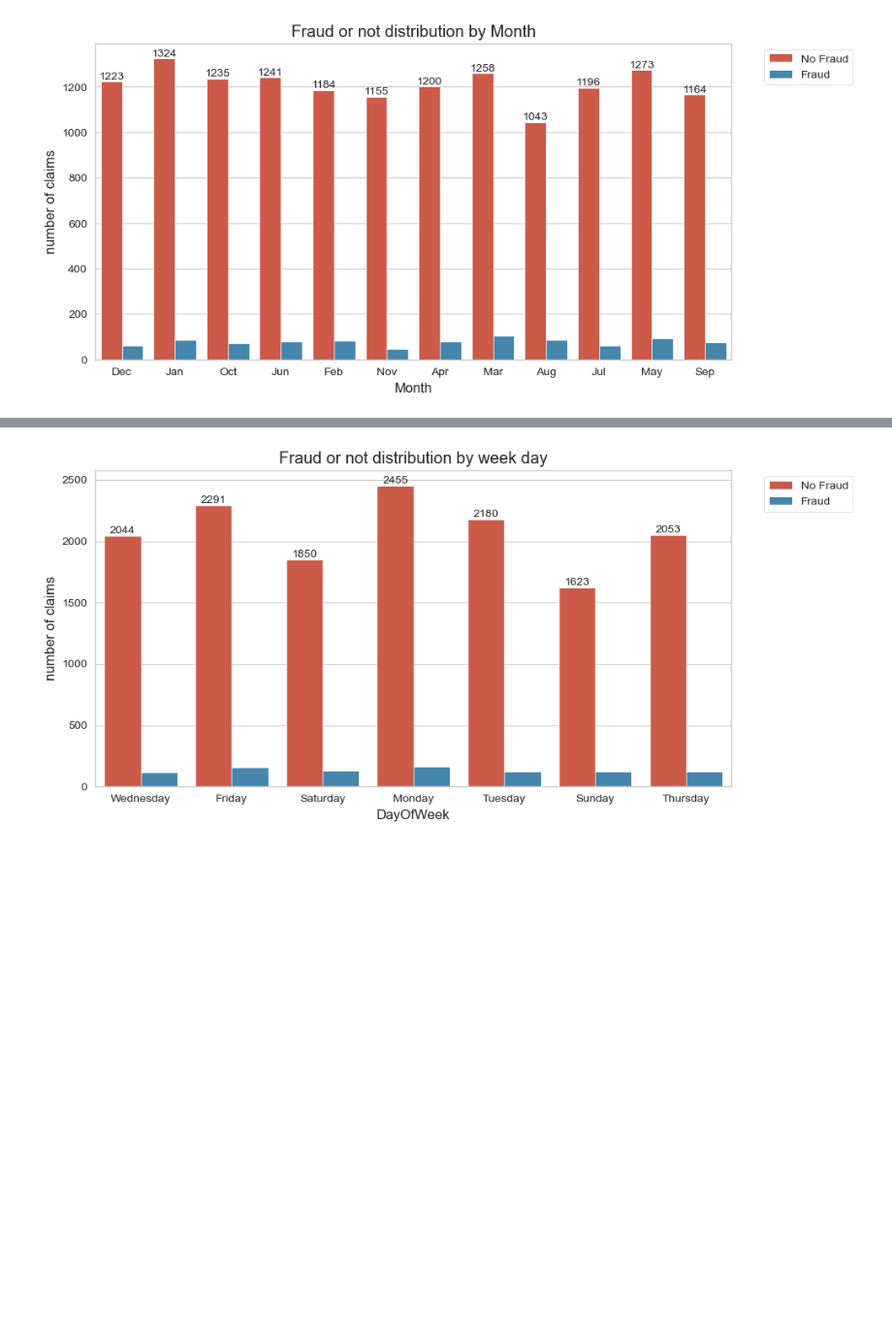
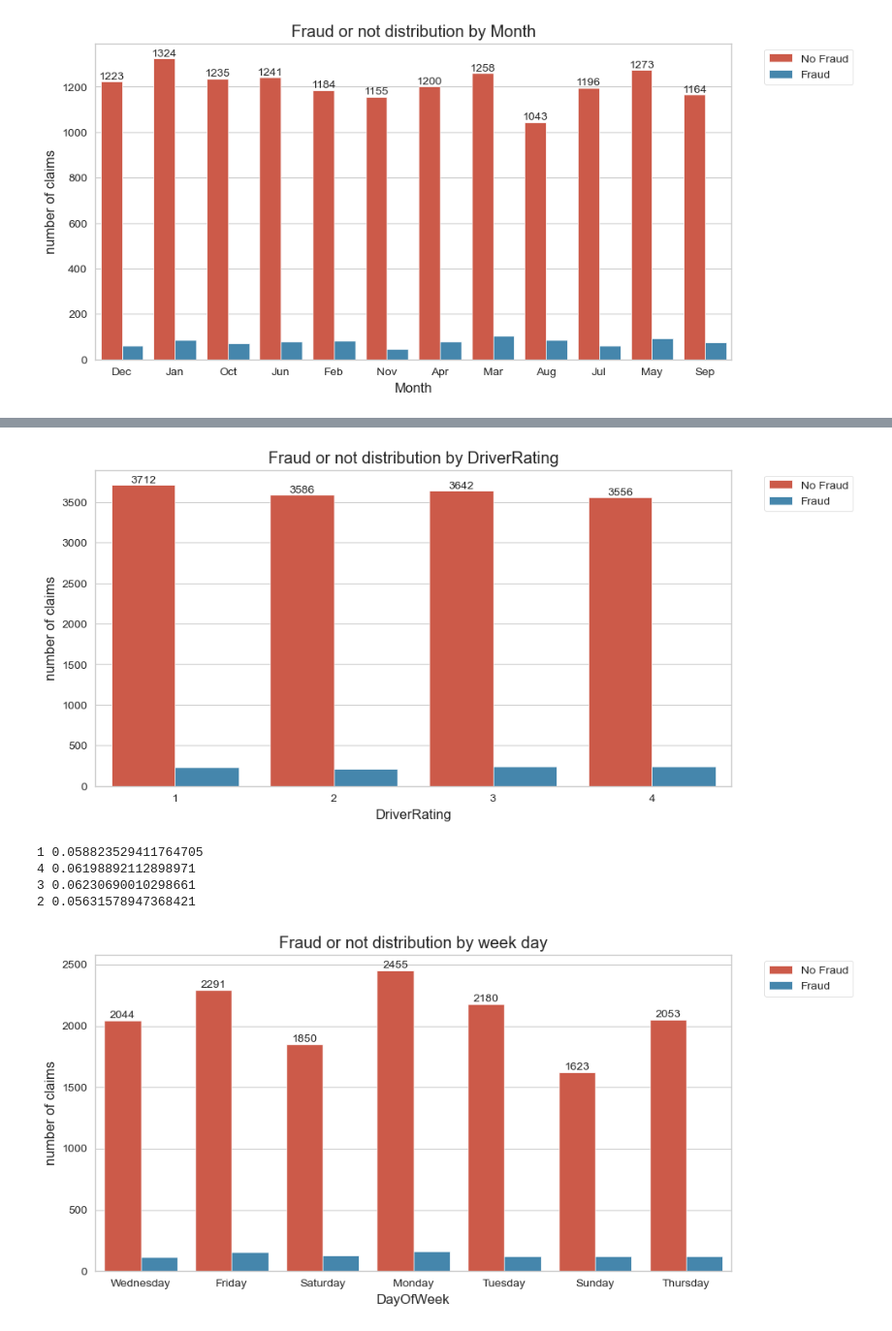
Before and after one commit to arianaira/vehicle-claim-fraud-detection, a Jupyter notebook: vehicle-claim-fraud-detection.ipynb, the cells around one changed output, grey strips where cells are left out. Shown at 97% size. Drawn from its saved outputs; the diff is of its cells as text; code cells hidden in the pictures; blank space fills up the shorter version.

```diff
--- a/vehicle-claim-fraud-detection.ipynb
+++ b/vehicle-claim-fraud-detection.ipynb
@@ -103,3 +152,29 @@ plt.show()
+# %%
+plt.figure(figsize=(10, 5))
+labels = ['No Fraud', 'Fraud']
+fig = sns.countplot(x="DriverRating", hue ='FraudFound_P', data=df)
+fig.bar_label(fig.containers[0]);
+plt.legend(labels,  bbox_to_anchor=(1.2, 1))
+plt.title('Fraud or not distribution by DriverRating')
+
+plt.ylabel('number of claims')
+plt.show()
+# %% [output]
+[figure, added]
+# %%
+ratings = df['DriverRating'].unique()
+fraud_ratio = []
+for rating in ratings:
+    total_count = len(df[df['DriverRating'] == rating])
+    fraud_count = len(df[(df['DriverRating'] == rating) & (df['FraudFound_P'] == 1)])
+    ratio = fraud_count / total_count
+    fraud_ratio.append(ratio)
+    print(rating, ratio)
+# %% [output]
+1 0.058823529411764705
+4 0.06198892112898971
+3 0.06230690010298661
+2 0.05631578947368421
 # %%
 plt.figure(figsize=(10, 5))
 fig = sns.countplot(x="DayOfWeek", hue ='FraudFound_P', data=df)
```
Also changed, not shown: parts of 63 cells of this notebook, 1 other file.
